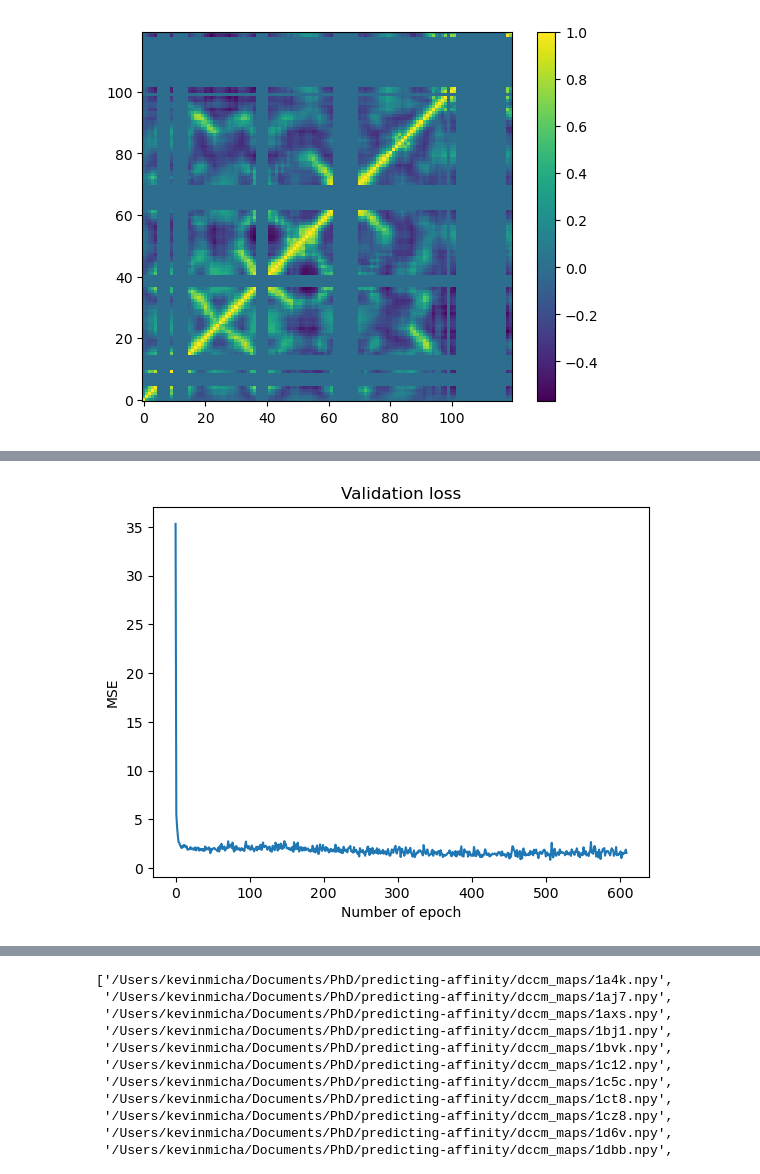
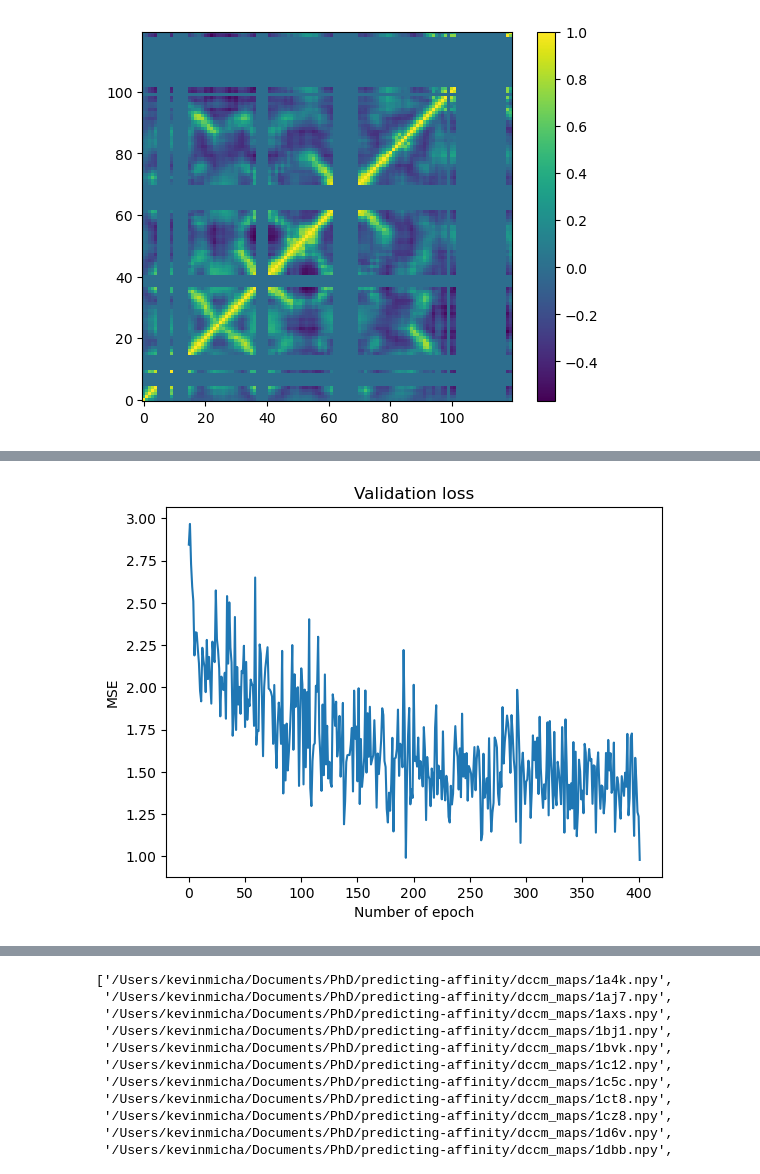
Before and after one commit to kevinmicha/ANTIPASTI, a Jupyter notebook: NMA CNN.ipynb, the cells around one changed output, grey strips where cells are left out. Saved outputs shown, nothing was run; the diff lists cells and outputs as text; code cells hidden in the pictures.

```diff
--- a/NMA CNN.ipynb
+++ b/NMA CNN.ipynb
@@ -394,7 +409,6 @@ def train(epoch):
         indices = permutation[i:i+batch_size]
         batch_x, batch_y = x_train[indices], y_train[indices]
 
-
         # prediction for training and validation set
         output_train, inter_filter = model(batch_x)
 
@@ -409,9 +423,8 @@ def train(epoch):
         optimizer.zero_grad(set_to_none=True)
 
         tr_loss += loss_train.item() * batch_size / x_train.size()[0]
-    output_val, inter_filter = model(x_val)#[val_indices])
+    output_val, _ = model(x_val)#[val_indices])
     loss_val = criterion(output_val, y_val)#[val_indices])
-    #scheduler.step(loss_val)
     train_losses.append(tr_loss)
     val_losses.append(loss_val)
 
@@ -420,19 +433,20 @@ def train(epoch):
     print(output_val)
     print(y_val)#[val_indices])
 
-    return tr_loss, loss_val, inter_filter
+    return tr_loss, loss_val, inter_filter, y_val, output_val
 # %%
 # empty list to store training losses
 train_losses = []
 # empty list to store validation losses
 val_losses = []
 # %%
-# defining the number of epochs
-n_max_epochs = 200
+for i in range(2):# defining the number of epochs
+    n_max_epochs = 30
 
-# training the model
-for epoch in range(n_max_epochs):
-    tr_loss, val_loss, inter_filter = train(epoch)
-    if tr_loss < 0.05 and val_loss < 0.1:
-        break
+    # training the model
+    for epoch in range(n_max_epochs):
+        tr_loss, val_loss, inter_filter, y_val, output_val = train(epoch)
+        #scheduler.step()
+        if tr_loss < 1.2 and val_loss < 1.2:
+            break
 # %% [output]
@@ -487,0 +482,3 @@ img.sum()
+# %%
+size_le = int(np.sqrt(model.fc1.weight.data.numpy().shape[-1] / n_filters))
+size_le
@@ -487,0 +495,15 @@ img.sum()
+# %%
+import itertools
+
+fig, axs = plt.subplots((n_filters+1)//2, 2, figsize=(12, 20))
+img = np.zeros((size_le, size_le))
+
+for i, j in itertools.product(range((n_filters+1)//2), range(2)):
+    if j == 1 and i == (n_filters+1)//2-1 and n_filters % 2 != 0:
+        im_ = img
+    else:
+        im_ = np.multiply(np.mean(inter_filter.detach().numpy(), axis=0)[2*i+j], model.fc1.weight.data.numpy().reshape(n_filters,size_le**2)[2*i+j].reshape(size_le, size_le))
+        img += im_
+    im = axs[i,j].imshow(im_, origin='lower')
+    plt.colorbar(im, ax=axs[i,j])
+    axs[i,j].set_title('Weight: '+str(im_.sum()))
@@ -496,10 +527,10 @@ plt.show()
 # %%
-plt.plot([val_losses[i].detach().numpy() for i in range(len(val_losses[10:]))])
+plt.plot([val_losses[2:][i].detach().numpy() for i in range(len(val_losses[2:]))])
 plt.title('Validation loss')
 plt.xlabel('Number of epoch')
 plt.ylabel('MSE')
 plt.show()
 # %% [output]
-[figure, old version]
+[figure, new version]
 # %%
 model.eval()
```
Also changed, not shown: parts of 71 cells of this notebook, 1 other file.
